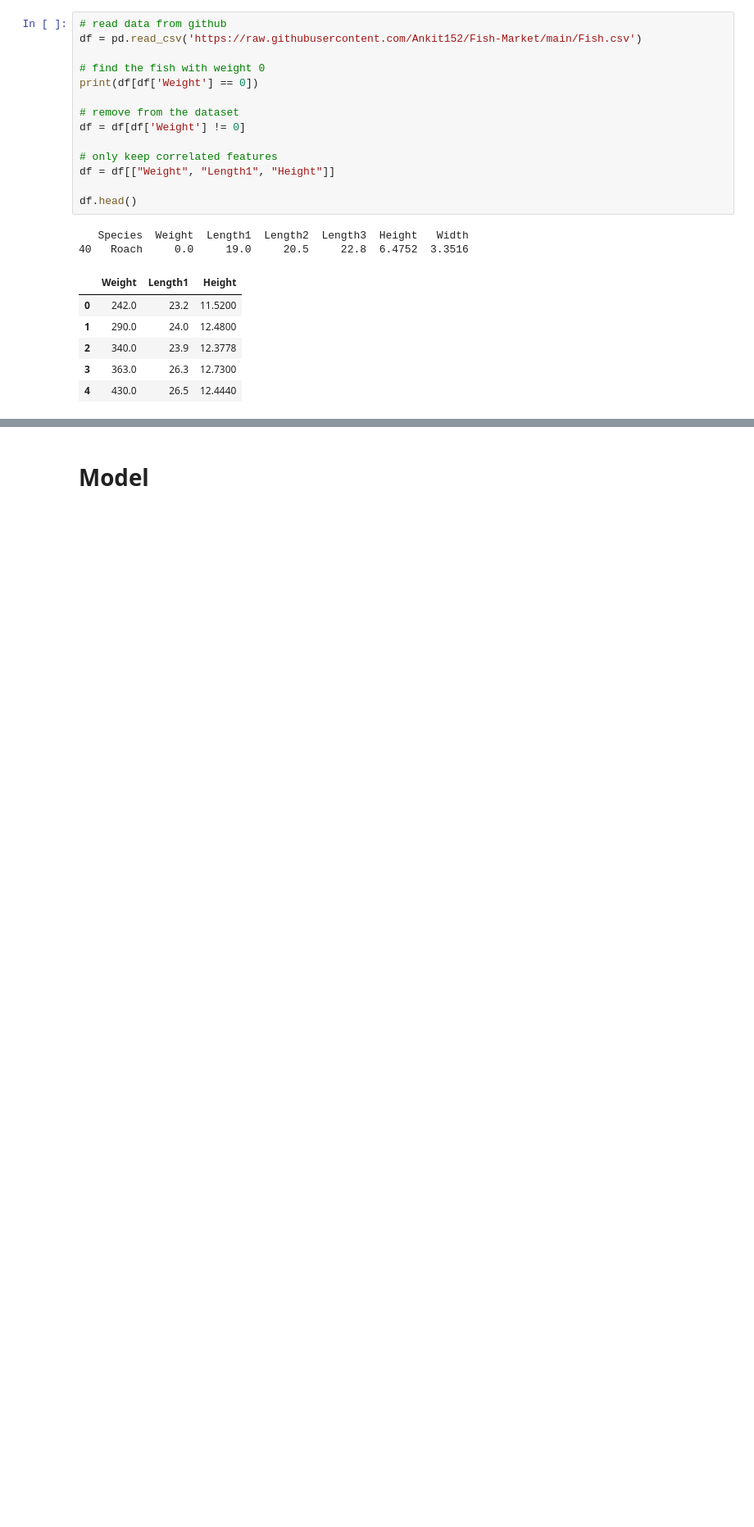
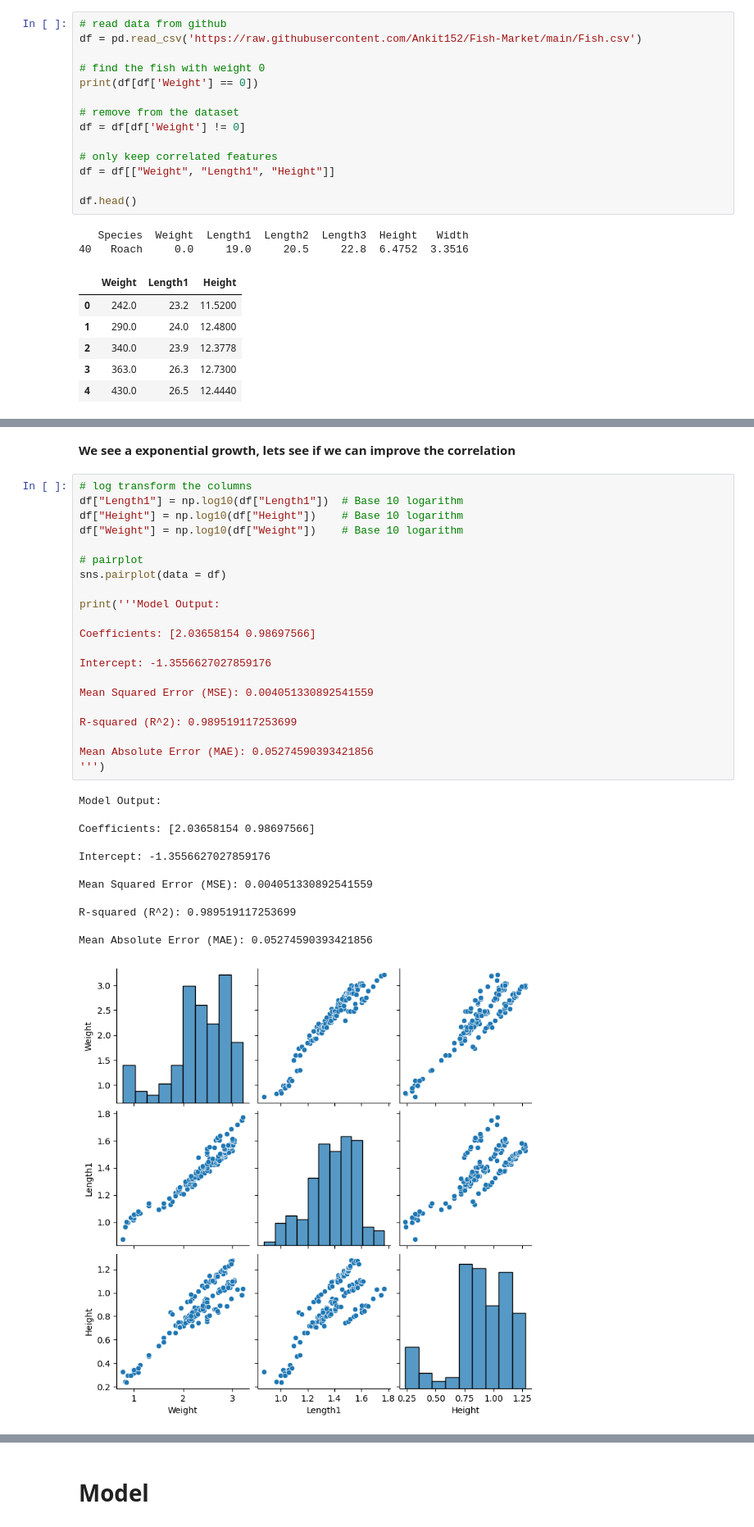
Before and after one commit to UlrikThygePedersen/Fish_Market_Regression, a Jupyter notebook: fork-of-fish-market.ipynb, the cells around one changed output, grey strips where cells are left out. Shown at 82% size. Drawn from its saved outputs; the diff is of its cells as text; blank space fills up the shorter version.

```diff
--- a/fork-of-fish-market.ipynb
+++ b/fork-of-fish-market.ipynb
@@ -160,0 +168,36 @@ df.head()
+# %% [markdown]
+**We see a exponential growth, lets see if we can improve the correlation**
+# %%
+# log transform the columns
+df["Length1"] = np.log10(df["Length1"])  # Base 10 logarithm
+df["Height"] = np.log10(df["Height"])    # Base 10 logarithm
+df["Weight"] = np.log10(df["Weight"])    # Base 10 logarithm
+
+# pairplot
+sns.pairplot(data = df)
+
+print('''Model Output:
+
+Coefficients: [2.03658154 0.98697566]
+
+Intercept: -1.3556627027859176
+
+Mean Squared Error (MSE): 0.004051330892541559
+
+R-squared (R^2): 0.989519117253699
+
+Mean Absolute Error (MAE): 0.05274590393421856
+''')
+# %% [output]
+Model Output:
+
+Coefficients: [2.03658154 0.98697566]
+
+Intercept: -1.3556627027859176
+
+Mean Squared Error (MSE): 0.004051330892541559
+
+R-squared (R^2): 0.989519117253699
+
+Mean Absolute Error (MAE): 0.05274590393421856
+[figure, added]
```
Also changed, not shown: parts of 10 cells of this notebook.
